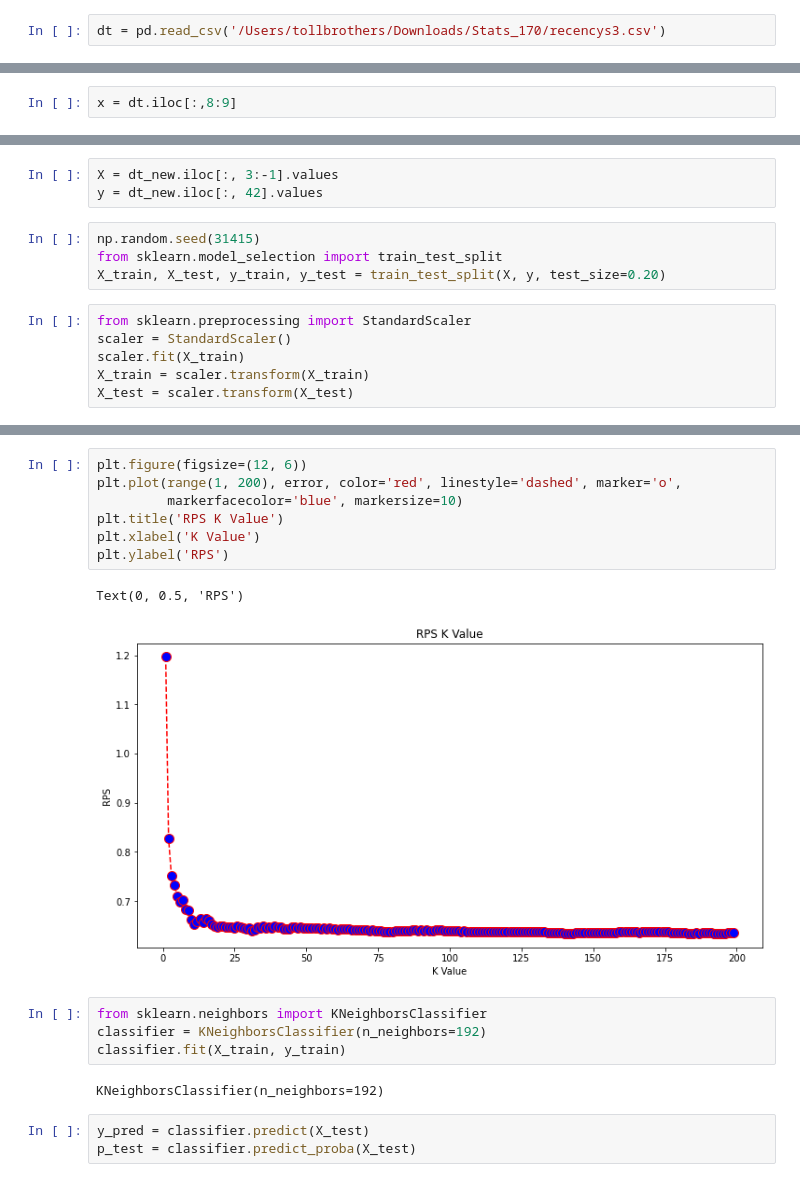
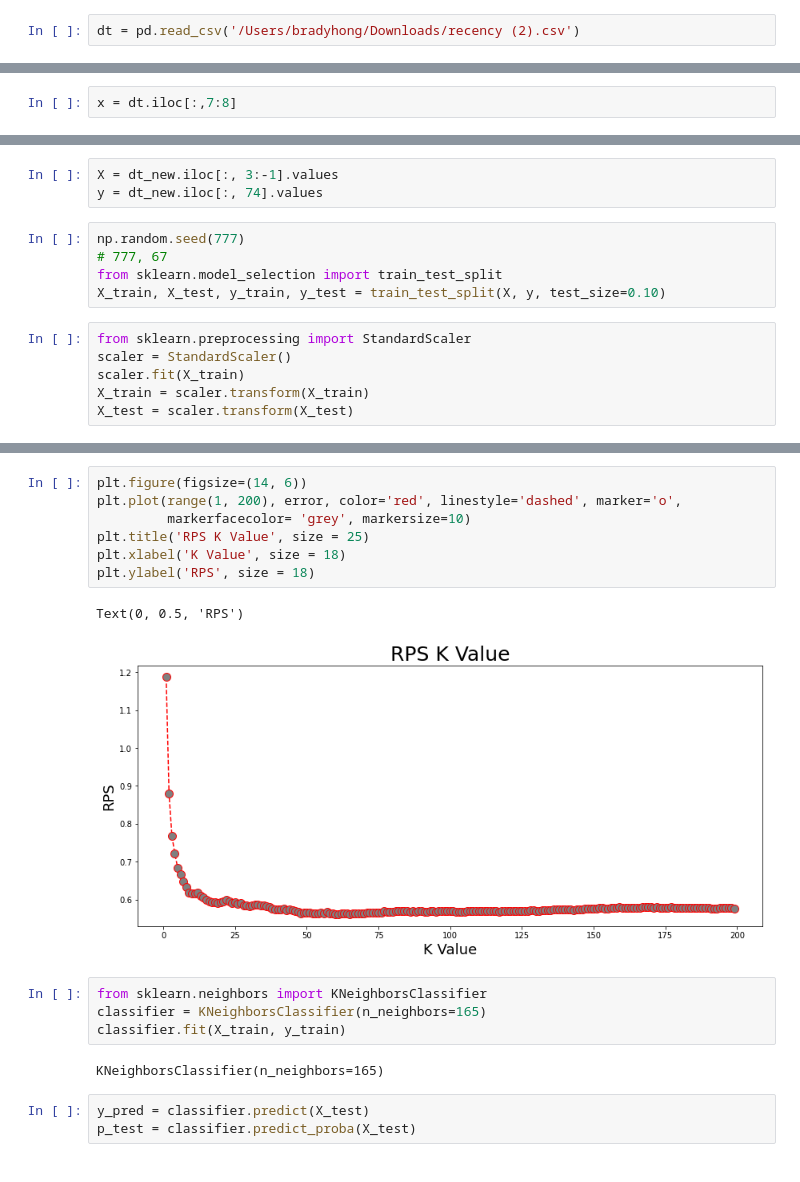
Before and after one commit to EricChagoya/SoccerPredictions, a Jupyter notebook: Untitled.ipynb, the cells around one changed output, grey strips where cells are left out. Saved outputs shown, nothing was run; the diff lists cells and outputs as text.

```diff
--- a/Untitled.ipynb
+++ b/Untitled.ipynb
@@ -152,7 +152,7 @@ home_fouls_conceded                  False
 away_fouls_conceded                  False
 dtype: bool
 # %%
-dt = pd.read_csv('/Users/tollbrothers/Downloads/Stats_170/recencys3.csv')
+dt = pd.read_csv('/Users/bradyhong/Downloads/recency (2).csv')
 # %%
 dt[1:2]
 # %% [output]
@@ -162,5 +162,5 @@ dt[1:2]
 # %%
-x = dt.iloc[:,8:9]
+x = dt.iloc[:,7:8]
 # %%
 x
 # %% [output]
@@ -226,10 +228,11 @@ dt_new.shape
 # %%
 X = dt_new.iloc[:, 3:-1].values
-y = dt_new.iloc[:, 42].values
+y = dt_new.iloc[:, 74].values
 # %%
-np.random.seed(31415)
+np.random.seed(777)
+# 777, 67
 from sklearn.model_selection import train_test_split
-X_train, X_test, y_train, y_test = train_test_split(X, y, test_size=0.20)
+X_train, X_test, y_train, y_test = train_test_split(X, y, test_size=0.10)
 # %%
 from sklearn.preprocessing import StandardScaler
 scaler = StandardScaler()
@@ -266,19 +270,19 @@ for i in range(0,len(error)):
 # %%
-plt.figure(figsize=(12, 6))
+plt.figure(figsize=(14, 6))
 plt.plot(range(1, 200), error, color='red', linestyle='dashed', marker='o',
-         markerfacecolor='blue', markersize=10)
-plt.title('RPS K Value')
-plt.xlabel('K Value')
-plt.ylabel('RPS')
+         markerfacecolor= 'grey', markersize=10)
+plt.title('RPS K Value', size = 25)
+plt.xlabel('K Value', size = 18)
+plt.ylabel('RPS', size = 18)
 # %% [output]
 Text(0, 0.5, 'RPS')
-[figure, old version]
+[figure, new version]
 # %%
 from sklearn.neighbors import KNeighborsClassifier
-classifier = KNeighborsClassifier(n_neighbors=192)
+classifier = KNeighborsClassifier(n_neighbors=165)
 classifier.fit(X_train, y_train)
 # %% [output]
-KNeighborsClassifier(n_neighbors=192)
+KNeighborsClassifier(n_neighbors=165)
 # %%
 y_pred = classifier.predict(X_test)
 p_test = classifier.predict_proba(X_test)
```
Also changed, not shown: parts of 11 cells of this notebook.
